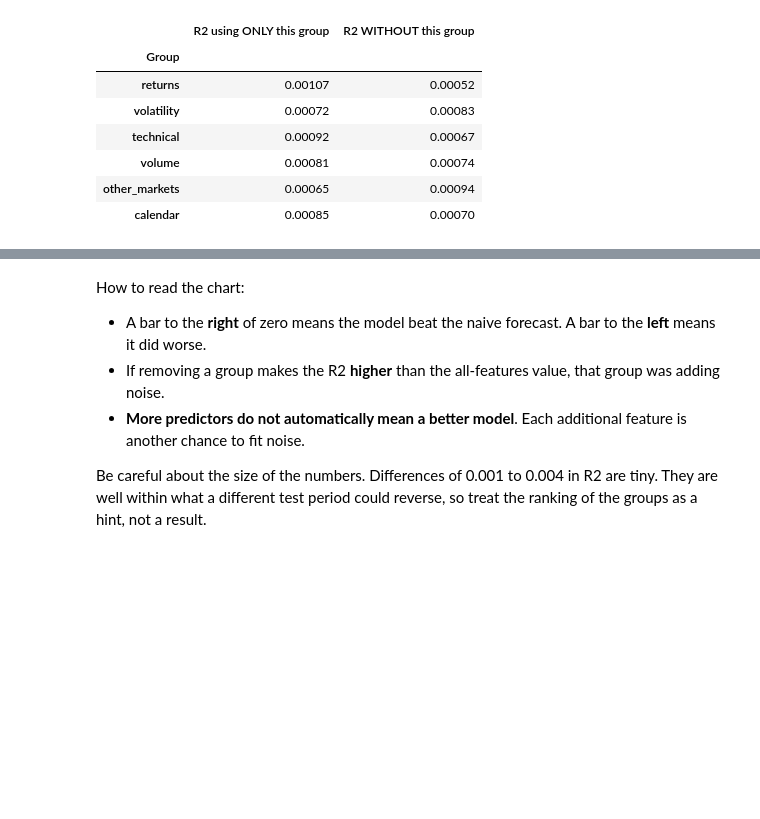
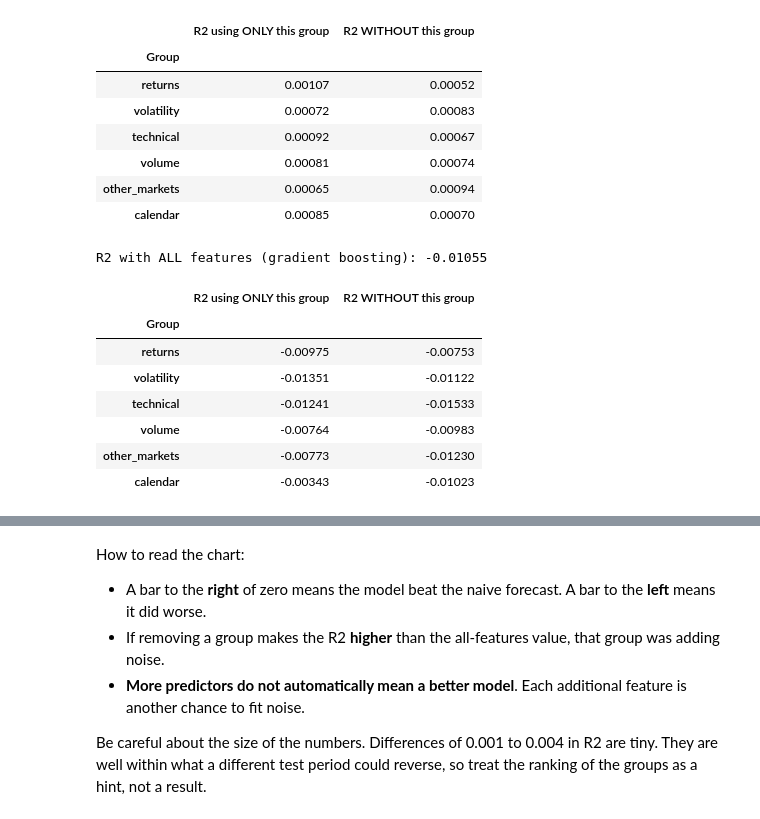
Before and after one commit to samiya15/A2-timeseries, a Jupyter notebook: 4_multivariate_machine_learning_forecasting.ipynb, the cells around one changed output, grey strips where cells are left out. Drawn from its saved outputs; the diff is of its cells as text; code cells hidden in the pictures; blank space fills up the shorter version.

```diff
--- a/4_multivariate_machine_learning_forecasting.ipynb
+++ b/4_multivariate_machine_learning_forecasting.ipynb
@@ -558,6 +576,32 @@ R2 with ALL features: 0.00070
 | volume | 0.00081 | 0.00074 |
 | other_markets | 0.00065 | 0.00094 |
 | calendar | 0.00085 | 0.00070 |
+# %%
+# The same ablation as above, but with the tuned gradient boosting model
+# instead of Ridge. score_features() already accepts any model_factory, so we
+# just pass in a function that builds a fresh boosting model.
+boosting_factory = lambda: make_boosting(max_depth=best_depth, learning_rate=best_rate)
+
+rows = []
+for group, names in FEATURE_GROUPS.items():
+    others = [f for f in ALL_FEATURES if f not in names]
+    rows.append({"Group": group,
+                 "R2 using ONLY this group": score_features(names, boosting_factory),
+                 "R2 WITHOUT this group": score_features(others, boosting_factory)})
+ablation_gb = pd.DataFrame(rows).set_index("Group")
+all_features_r2_gb = score_features(ALL_FEATURES, boosting_factory)
+print(f"R2 with ALL features (gradient boosting): {all_features_r2_gb:.5f}")
+ablation_gb.round(5)
+# %% [output]
+R2 with ALL features (gradient boosting): -0.01055
+|  | R2 using ONLY this group | R2 WITHOUT this group |
+| Group |  |  |
+| returns | -0.00975 | -0.00753 |
+| volatility | -0.01351 | -0.01122 |
+| technical | -0.01241 | -0.01533 |
+| volume | -0.00764 | -0.00983 |
+| other_markets | -0.00773 | -0.01230 |
+| calendar | -0.00343 | -0.01023 |
 # %%
 ablation[["R2 using ONLY this group", "R2 WITHOUT this group"]].plot.barh(figsize=(10, 5))
 plt.axvline(0, color="black", linewidth=0.8)
```
Also changed, not shown: parts of 17 cells of this notebook, 1 other file.
